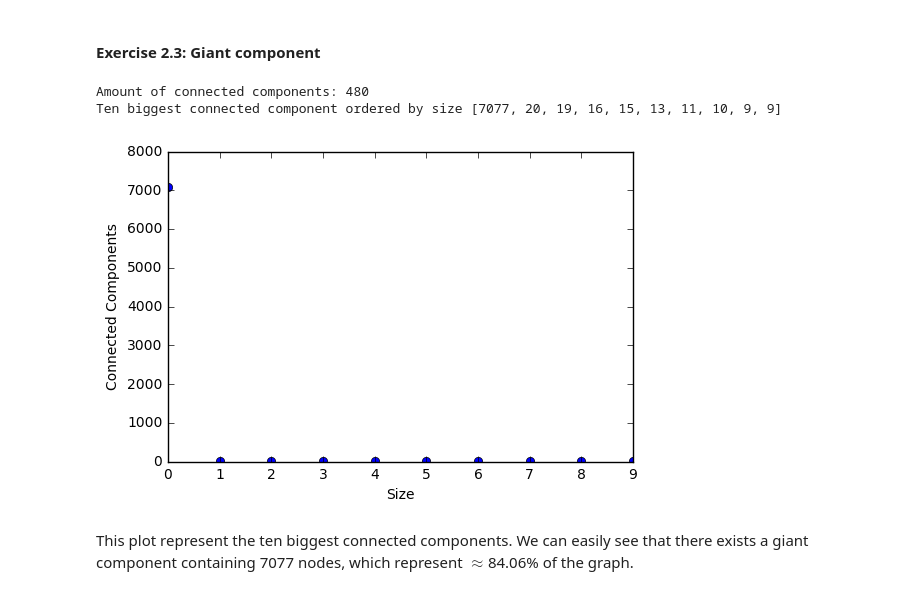
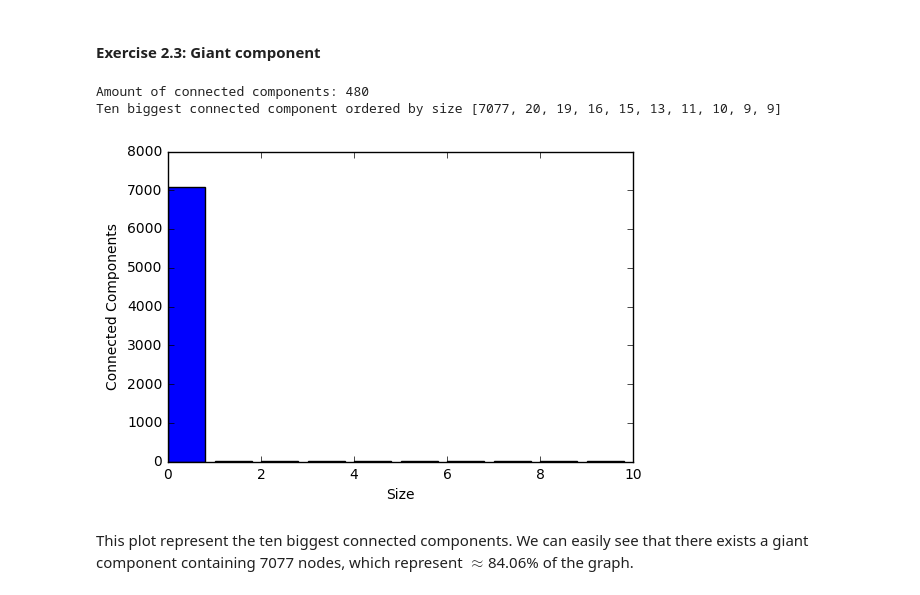
Before and after one commit to jeanbaptistebeau/Internet-Analytics-Notebooks, a Jupyter notebook: lab2/notebooks/ix-lab2-notebook-part1.ipynb, the cells around one changed output. Cells and saved outputs as stored; diff of their text form; code cells hidden in the pictures.

```diff
--- a/lab2/notebooks/ix-lab2-notebook-part1.ipynb
+++ b/lab2/notebooks/ix-lab2-notebook-part1.ipynb
@@ -100,18 +100,18 @@ connected_components = sorted(nx.connected_component_subgraphs(G1), key=len, rev
 # %%
 num_of_connected_components = len(connected_components)
 dimensions = [len(cc) for cc in connected_components]
 print("Amount of connected components:", num_of_connected_components)
 print("Ten biggest connected component ordered by size", dimensions[:N])
 
 fig, ax = plt.subplots()
-ax.plot(dimensions[:N], 'o')
+ax.bar(np.arange(len(dimensions[:N])),dimensions[:N])
 ax.xaxis.set_label_text("Size")
 ax.yaxis.set_label_text("Connected Components")
 plt.show()
 # %% [output]
 Amount of connected components: 480
 Ten biggest connected component ordered by size [7077, 20, 19, 16, 15, 13, 11, 10, 9, 9]
-[figure, old version]
+[figure, new version]
 # %% [markdown]
 This plot represent the ten biggest connected components. We can easily see that there exists a giant component containing 7077 nodes, which represent $\approx$84.06% of the graph.
 # %% [markdown]
```
Also changed, not shown: parts of 6 cells of this notebook.
